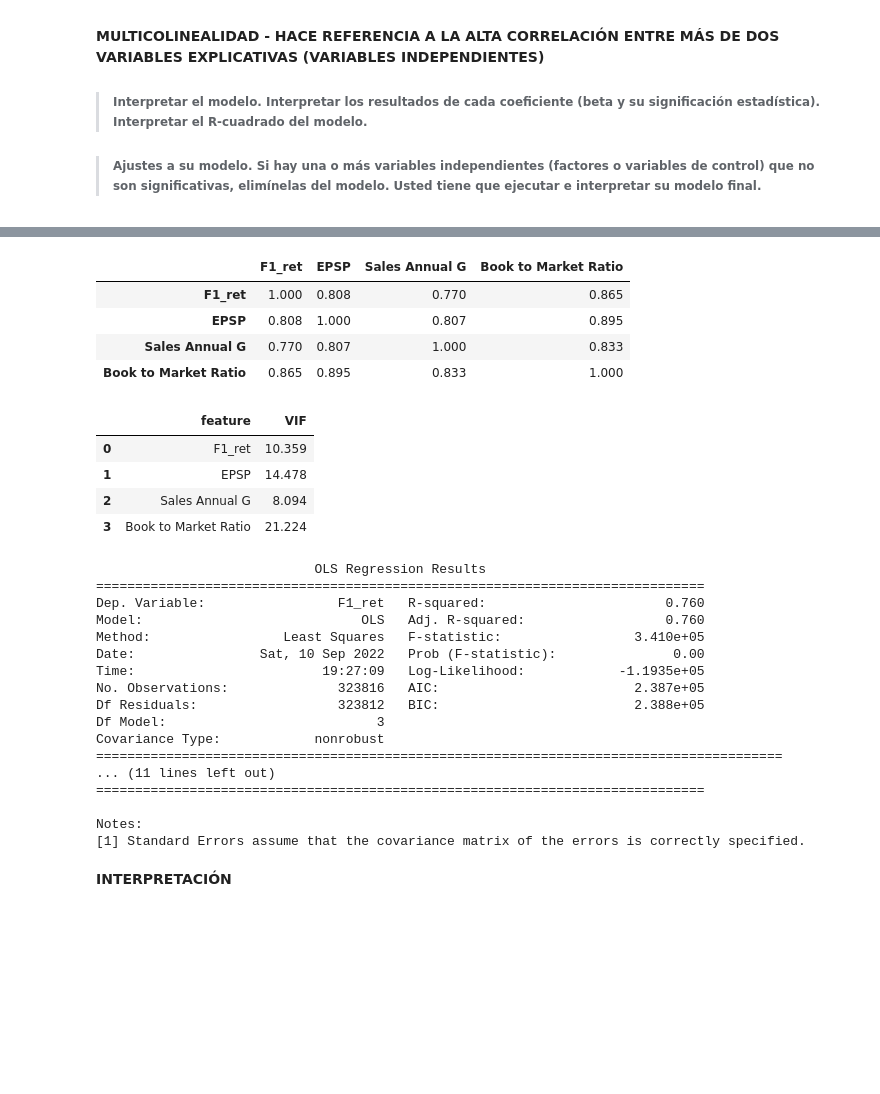
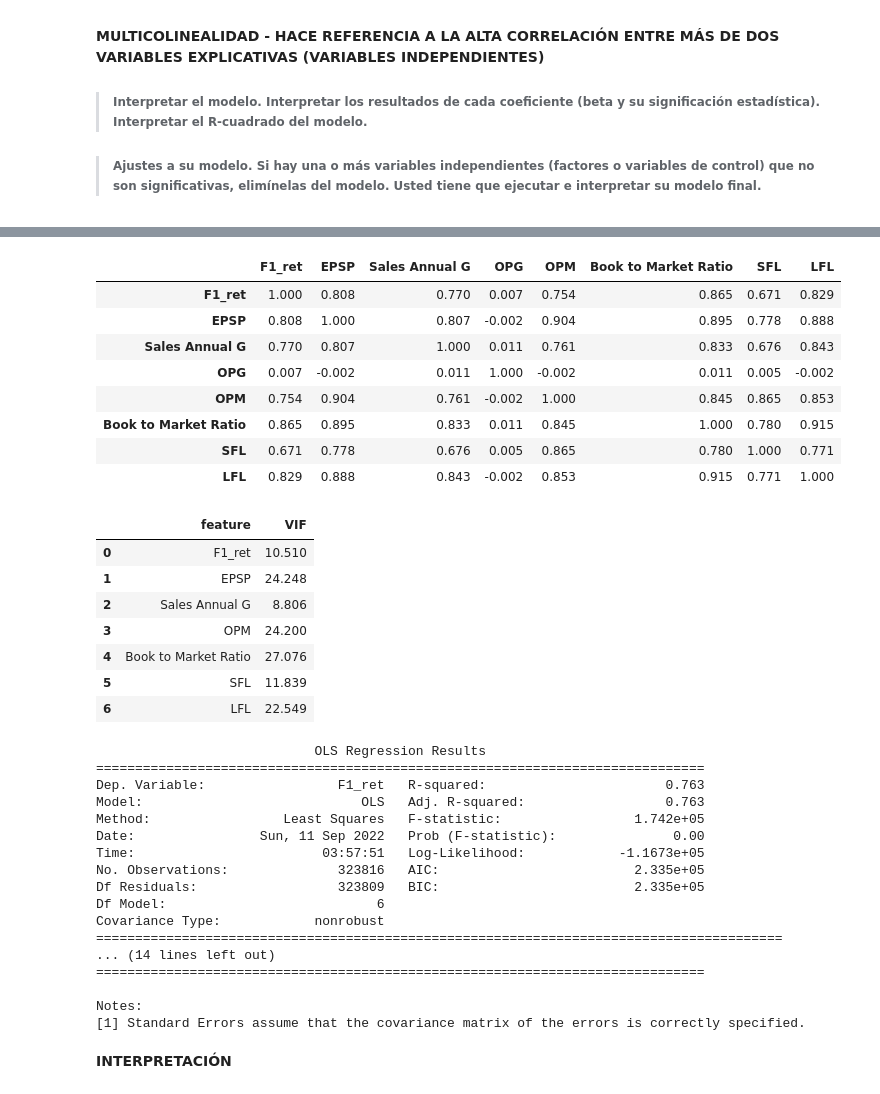
Before and after one commit to AnHrt/StatisticsII, a Jupyter notebook: Statistics/A01369984_BCase.ipynb, the cells around one changed output, grey strips where cells are left out. Saved outputs shown, nothing was run; the diff lists cells and outputs as text; code cells hidden in the pictures; blank space fills up the shorter version.

```diff
--- a/Statistics/A01369984_BCase.ipynb
+++ b/Statistics/A01369984_BCase.ipynb
@@ -679,3 +680,27 @@ Usted tiene que controlar para la industria y el tamaño de la firma. Para contr
 import statsmodels.api as sm
 from scipy.stats.mstats import winsorize
 from statsmodels.stats.outliers_influence import variance_inflation_factor
+# %%
+# Earning per share:
+US_Firms["EPSP"] = US_Firms['Net Income'] / US_Firms["sharesoutstanding"]
+
+# Sales annual growth
+US_Firms["Sales Annual G"] = (US_Firms["revenue"] / (US_Firms["revenue"].shift(-4)))-1
+
+# Operating profit growth
+US_Firms["OPG"] = (US_Firms["Operating Profit"] / (US_Firms["Operating Profit"].shift(-4)))-1
+
+# Book to market ratio
+US_Firms["Book to Market Ratio"] = US_Firms["Book Value of the Firms"] / US_Firms["Market Value"]
+
+# Short financial leverage
+US_Firms["SFL"] = US_Firms["shortdebt"] / US_Firms["totalassets"]
+
+# Long financial leverage
+US_Firms["LFL"] = US_Firms["longdebt"] / US_Firms["totalassets"]
+
+# To classify by size
+US_Firms.sort_values("Market Value").groupby("q")
+US_Firms["size"] = pd.cut(US_Firms["Market Value"], bins=3, labels = ["small","medium","big"])
+
+US_Firms.head(0)
@@ -729,13 +805,19 @@ US_Firms[["F1_ret","EPSP","Sales Annual G","Book to Market Ratio"]].describe()
 # %%
-US_Firms[["F1_ret","EPSP","Sales Annual G","Book to Market Ratio"]].corr(method='pearson')
+# Correlación
+US_Firms[["F1_ret","EPSP","Sales Annual G","OPG","OPM","Book to Market Ratio","SFL","LFL"]].corr(method='pearson')
 # %% [output]
-|  | F1_ret | EPSP | Sales Annual G | Book to Market Ratio |
-| F1_ret | 1.000 | 0.808 | 0.770 | 0.865 |
-| EPSP | 0.808 | 1.000 | 0.807 | 0.895 |
-| Sales Annual G | 0.770 | 0.807 | 1.000 | 0.833 |
-| Book to Market Ratio | 0.865 | 0.895 | 0.833 | 1.000 |
+|  | F1_ret | EPSP | Sales Annual G | OPG | OPM | Book to Market Ratio | SFL | LFL |
+| F1_ret | 1.000 | 0.808 | 0.770 | 0.007 | 0.754 | 0.865 | 0.671 | 0.829 |
+| EPSP | 0.808 | 1.000 | 0.807 | -0.002 | 0.904 | 0.895 | 0.778 | 0.888 |
+| Sales Annual G | 0.770 | 0.807 | 1.000 | 0.011 | 0.761 | 0.833 | 0.676 | 0.843 |
+| OPG | 0.007 | -0.002 | 0.011 | 1.000 | -0.002 | 0.011 | 0.005 | -0.002 |
+| OPM | 0.754 | 0.904 | 0.761 | -0.002 | 1.000 | 0.845 | 0.865 | 0.853 |
+| Book to Market Ratio | 0.865 | 0.895 | 0.833 | 0.011 | 0.845 | 1.000 | 0.780 | 0.915 |
+| SFL | 0.671 | 0.778 | 0.676 | 0.005 | 0.865 | 0.780 | 1.000 | 0.771 |
+| LFL | 0.829 | 0.888 | 0.843 | -0.002 | 0.853 | 0.915 | 0.771 | 1.000 |
 # %%
-vif = US_Firms[["F1_ret","EPSP","Sales Annual G","Book to Market Ratio"]]
+# VIF
+vif = US_Firms[["F1_ret","EPSP","Sales Annual G","OPM","Book to Market Ratio","SFL","LFL"]]
 
 vifData = pd.DataFrame()
 np.any(~np.isfinite(vifData),axis=0)
@@ -746,13 +828,17 @@ vifData["VIF"] = [variance_inflation_factor(vif.values, i) for i in range(len(vi
 vifData
 # %% [output]
 |  | feature | VIF |
-| 0 | F1_ret | 10.359 |
-| 1 | EPSP | 14.478 |
-| 2 | Sales Annual G | 8.094 |
-| 3 | Book to Market Ratio | 21.224 |
+| 0 | F1_ret | 10.510 |
+| 1 | EPSP | 24.248 |
+| 2 | Sales Annual G | 8.806 |
+| 3 | OPM | 24.200 |
+| 4 | Book to Market Ratio | 27.076 |
+| 5 | SFL | 11.839 |
+| 6 | LFL | 22.549 |
 # %%
+# Modelado
 # Getting x and y parameters for the model prediction
-x = US_Firms[["EPSP","Sales Annual G","Book to Market Ratio"]]
+x = US_Firms[["EPSP","Sales Annual G","OPM","Book to Market Ratio","SFL","LFL"]]
 y = US_Firms['F1_ret']
 
 # Getting information to interpret a model
@@ -764,17 +850,17 @@ print(results.summary())
 # %% [output]
                             OLS Regression Results
 ==============================================================================
-Dep. Variable:                 F1_ret   R-squared:                       0.760
-Model:                            OLS   Adj. R-squared:                  0.760
-Method:                 Least Squares   F-statistic:                 3.410e+05
-Date:                Sat, 10 Sep 2022   Prob (F-statistic):               0.00
-Time:                        19:27:09   Log-Likelihood:            -1.1935e+05
-No. Observations:              323816   AIC:                         2.387e+05
-Df Residuals:                  323812   BIC:                         2.388e+05
-Df Model:                           3
+Dep. Variable:                 F1_ret   R-squared:                       0.763
+Model:                            OLS   Adj. R-squared:                  0.763
+Method:                 Least Squares   F-statistic:                 1.742e+05
+Date:                Sun, 11 Sep 2022   Prob (F-statistic):               0.00
+Time:                        03:57:51   Log-Likelihood:            -1.1673e+05
+No. Observations:              323816   AIC:                         2.335e+05
+Df Residuals:                  323809   BIC:                         2.335e+05
+Df Model:                           6
 Covariance Type:            nonrobust
 ========================================================================================
-... (11 lines left out)
+... (14 lines left out)
 ==============================================================================
 
 Notes:
```
Also changed, not shown: parts of 13 cells of this notebook.
